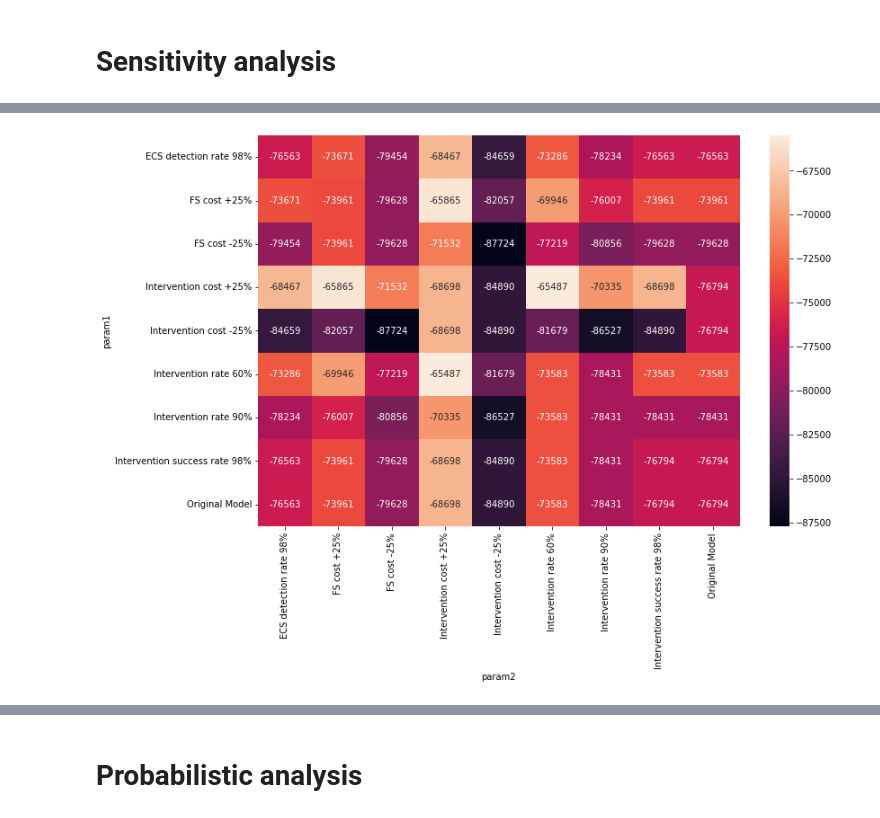
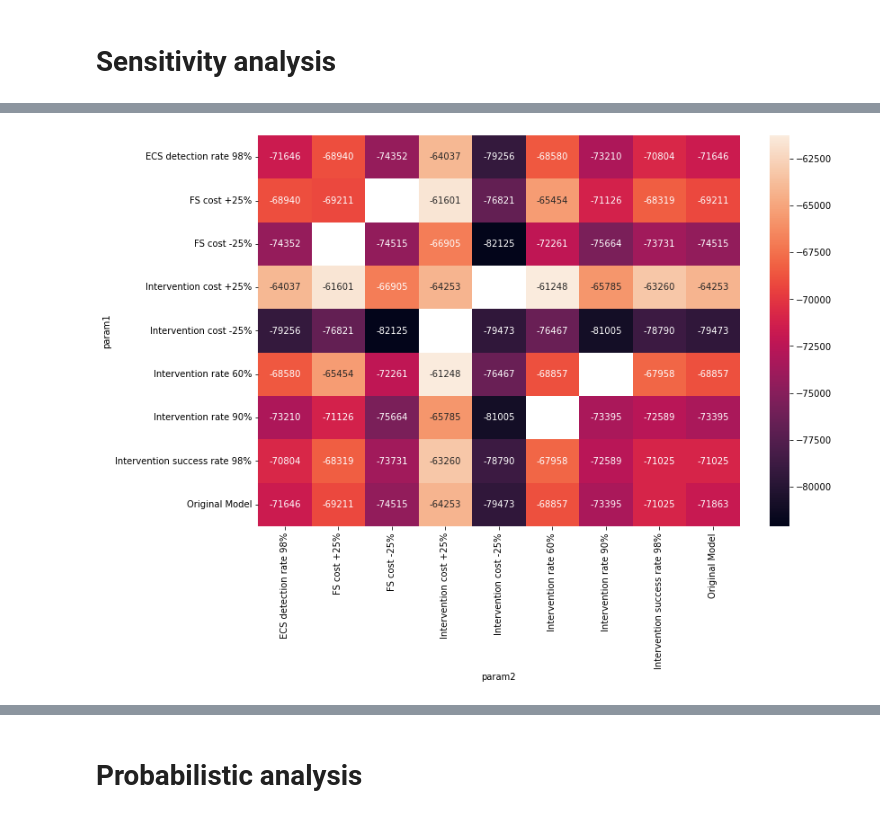
Before and after one commit to matteofigliuzzi/ECSCostEffectiveness, a Jupyter notebook: source/cost_effectivness_notebook.ipynb, the cells around one changed output, grey strips where cells are left out. Saved outputs shown, nothing was run; the diff lists cells and outputs as text; code cells hidden in the pictures.

```diff
--- a/source/cost_effectivness_notebook.ipynb
+++ b/source/cost_effectivness_notebook.ipynb
@@ -4,3 +11,19 @@ from load_data import data_loader
+# %%
+import os
+
+#file_disease = '../data/Dati Input Disease.xlsx'
+#file_strategies = '../data/Dati Input Strategies.xlsx'
+#file_costs = '../data/Dati Input Costs.xlsx'
+#out_folder = '../output/igenomix_af'
+
+file_disease = '../data/Dati Input Disease_betathalassemia.xlsx'
+file_strategies = '../data/Dati Input Strategies.xlsx'
+file_costs = '../data/Dati Input Costs.xlsx'
+out_folder = '../output/betathalassemia'
+
+
+os.makedirs('../output',exist_ok=True)
+os.makedirs(out_folder,exist_ok=True)
 # %% [markdown]
 # Toy data
 # %%
@@ -306,49 +348,56 @@ strategy1 = 'Strategy A2 (FS)'
 strategy2 = 'No testing'
 
 param_list = [
              ('testing_cost1',0.75*FS_cost,'FS cost -25%'),
               ('testing_cost1',1.25*FS_cost,'FS cost +25%'),
               ('intervention_cost',1.25*intervention_cost,'Intervention cost +25%'),
               ('intervention_cost',0.75*intervention_cost,'Intervention cost -25%'),
                 ('rho_notint',0.4,'Intervention rate 60%'),
               ('rho_notint',0.1,'Intervention rate 90%'),
              ('eps_cs',0.02,'ECS detection rate 98%'),
-             ('eps_cgt',0.02,'Intervention success rate 98%'),('intervention_cost',intervention_cost,'Original Model')]
+             ('eps_pgt',0.02,'Intervention success rate 98%'),
+    ('original_model_fake_parameter',0,'Original Model')]
 
 
 df_icer_sensitivity = pd.DataFrame()
 
 for idx1 in range(len(param_list)):
     for idx2 in range(len(param_list)):
 
         param1 = param_list[idx1]
         param2 = param_list[idx2]
-        #print(param1,param2)
 
-        icer = Icer(dl.strategy_dict[strategy1],dl.strategy_dict[strategy2],
-                 eps_cs=0,eps_pgt=0,intervention_cost=intervention_cost,rho_notint=rho_notint)
-        setattr(icer,param1[0],param1[1])
-        setattr(icer,param2[0],param2[1])
+        if (param1[1]!=param2[1])&(param1[0]==param2[0]):
+            pass
+
+        else:
+
+            #print(param1,param2)
+
+            icer = Icer(dl.strategy_dict[strategy1],dl.strategy_dict[strategy2],
+                     eps_cs=0,eps_pgt=0,intervention_cost=intervention_cost,rho_notint=rho_notint)
+            setattr(icer,param1[0],param1[1])
+            setattr(icer,param2[0],param2[1])
 
 
-        icer.compute_icer()
-        df_icer_sensitivity = df_icer_sensitivity.append(
-        {'param1':param1[2],'param1_value':param1[1],
-         'param2':param2[2],'param2_value':param2[1],
-           'icer':icer.icer,
-           'total cost1':icer.total_cost1,
-           'total cost2':icer.total_cost2,
-           'life exp1':icer.life_exp1,
-           'life exp2':icer.life_exp2,
-          'benefit difference (years)':icer.life_exp1-icer.life_exp2,
-        'cost difference (Euros)':icer.total_cost1-icer.total_cost2},ignore_index=True)
+            icer.compute_icer()
+            df_icer_sensitivity = df_icer_sensitivity.append(
+            {'param1':param1[2],'param1_value':param1[1],
+             'param2':param2[2],'param2_value':param2[1],
+               'icer':icer.icer,
+               'total cost1':icer.total_cost1,
+               'total cost2':icer.total_cost2,
+               'life exp1':icer.life_exp1,
+               'life exp2':icer.life_exp2,
+              'benefit difference (years)':icer.life_exp1-icer.life_exp2,
+            'cost difference (Euros)':icer.total_cost1-icer.total_cost2},ignore_index=True)
 
 df_pivot = df_icer_sensitivity.pivot_table(index='param1',columns='param2',values='icer')
 params = [x[2] for x in param_list]
 #df_pivot = df_pivot.loc[params,params]
 
 fig,ax = plt.subplots(figsize=(12,8))
 sns.heatmap(ax=ax,data = df_pivot, annot=True, fmt=".0f")
-plt.savefig('bivariate_'+strategy1+'vs'+strategy2+'.jpeg')
+plt.savefig(os.path.join(out_folder,'bivariate_'+strategy1+'vs'+strategy2+'.jpeg'))
 # %% [output]
-[figure, old version]
+[figure, new version]
```
Also changed, not shown: parts of 21 cells of this notebook, 3 other files.
